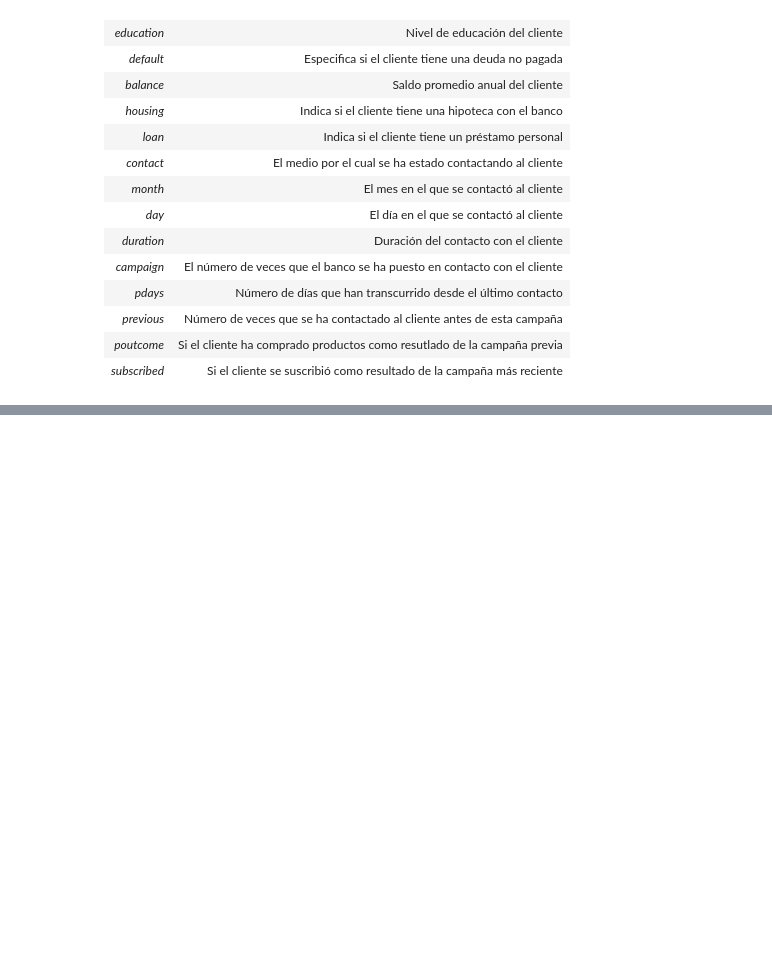
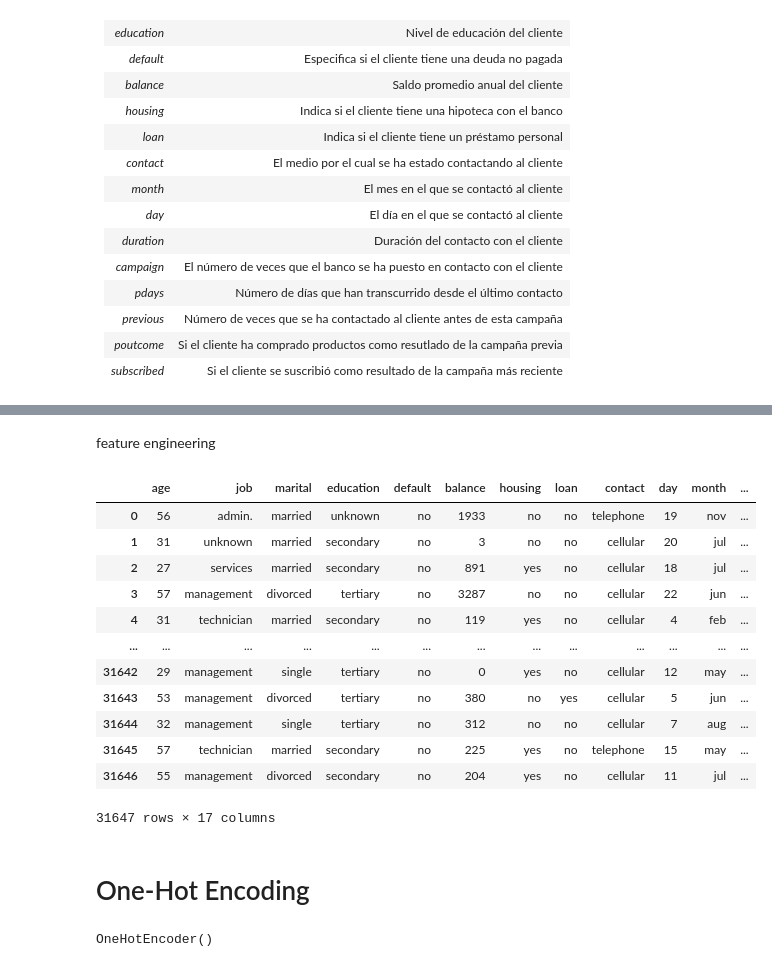
Before and after one commit to cajivar/term-deposit, a Jupyter notebook: depositos-lead-scoring-clean.ipynb, the cells around one changed output, grey strips where cells are left out. Cells and saved outputs as stored; diff of their text form; code cells hidden in the pictures; blank space fills up the shorter version.

```diff
--- a/depositos-lead-scoring-clean.ipynb
+++ b/depositos-lead-scoring-clean.ipynb
@@ -51,0 +97,29 @@ Este problema se conoce como *lead scoring*.
+# %%
+train.drop(['ID'], axis='columns', inplace=True)
+# %% [markdown]
+feature engineering
+# %%
+train
+# %% [output]
+|  | age | job | marital | education | default | balance | housing | loan | contact | day | month | ... |
+| 0 | 56 | admin. | married | unknown | no | 1933 | no | no | telephone | 19 | nov | ... |
+| 1 | 31 | unknown | married | secondary | no | 3 | no | no | cellular | 20 | jul | ... |
+| 2 | 27 | services | married | secondary | no | 891 | yes | no | cellular | 18 | jul | ... |
+| 3 | 57 | management | divorced | tertiary | no | 3287 | no | no | cellular | 22 | jun | ... |
+| 4 | 31 | technician | married | secondary | no | 119 | yes | no | cellular | 4 | feb | ... |
+| ... | ... | ... | ... | ... | ... | ... | ... | ... | ... | ... | ... | ... |
+| 31642 | 29 | management | single | tertiary | no | 0 | yes | no | cellular | 12 | may | ... |
+| 31643 | 53 | management | divorced | tertiary | no | 380 | no | yes | cellular | 5 | jun | ... |
+| 31644 | 32 | management | single | tertiary | no | 312 | no | no | cellular | 7 | aug | ... |
+| 31645 | 57 | technician | married | secondary | no | 225 | yes | no | telephone | 15 | may | ... |
+| 31646 | 55 | management | divorced | secondary | no | 204 | yes | no | cellular | 11 | jul | ... |
+31647 rows × 17 columns
+# %% [markdown]
+# One-Hot Encoding
+# %%
+from sklearn.preprocessing import OneHotEncoder
+marital_encoder = OneHotEncoder()
+
+marital_encoder.fit(train[['marital']])
+# %% [output]
+OneHotEncoder()
```
Also changed, not shown: parts of 79 cells of this notebook, 6 other files.
